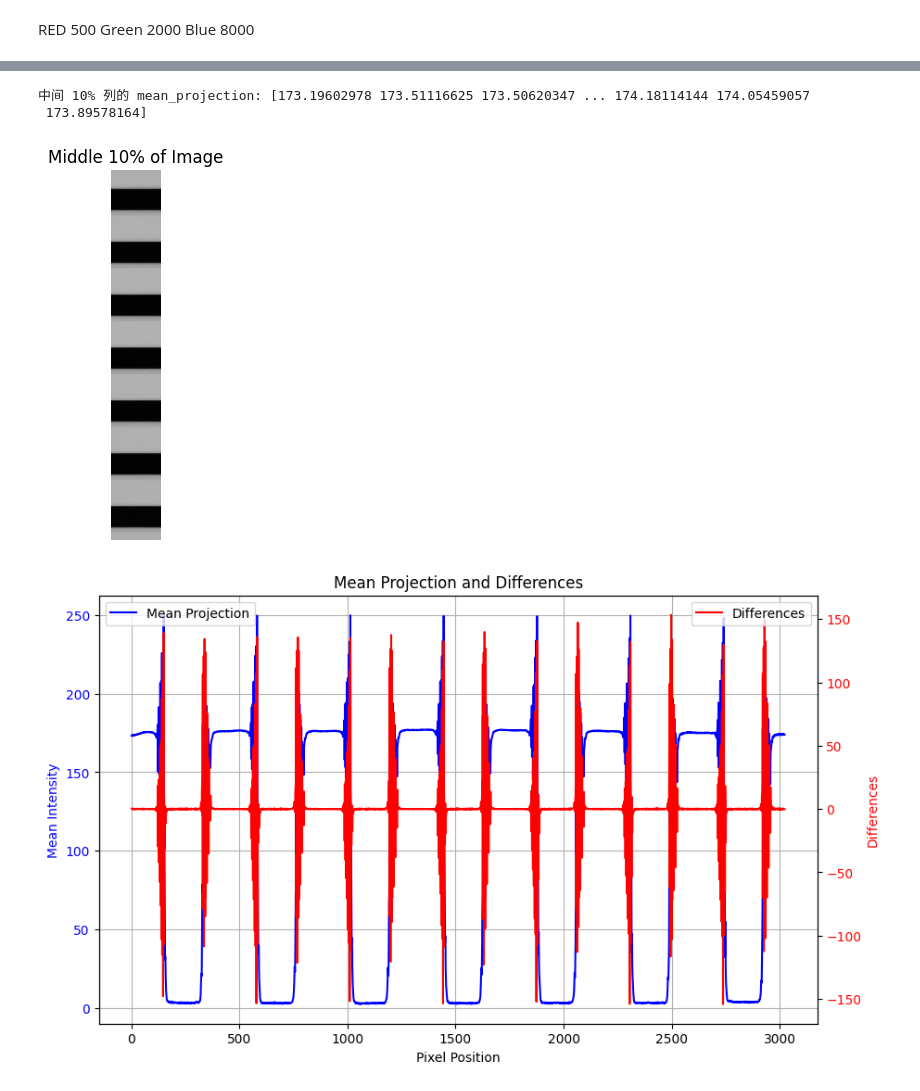
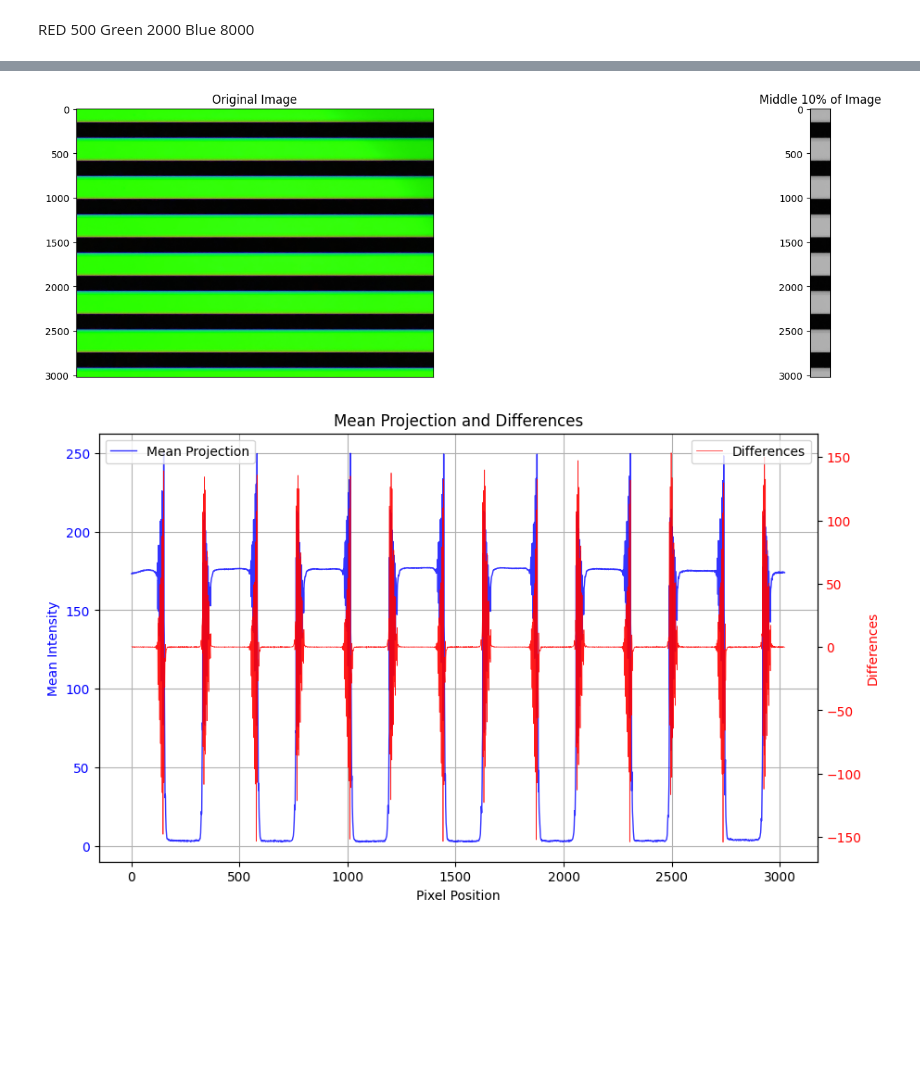
Before and after one commit to herryqyh/RollingShutterTestSuite, a Jupyter notebook: Rolling shutter.ipynb, the cells around one changed output, grey strips where cells are left out. Cells and saved outputs as stored; diff of their text form; code cells hidden in the pictures; blank space fills up the shorter version.

```diff
--- a/Rolling shutter.ipynb
+++ b/Rolling shutter.ipynb
@@ -96,32 +91,39 @@ plt.show()
 # %%
 # 获取图像的高度和宽度
 height, width = gray_image.shape
 
 # 计算宽度的 10%
 width_10_percent = int(width * 0.1)
 
 # 计算中间部分的起始和结束列
 start_col = (width - width_10_percent) // 2
 end_col = start_col + width_10_percent
 
 # 提取中间 10% 列的图像
 middle_10_percent = gray_image[:, start_col:end_col]
 
 # 计算中间 10% 列的平均值
 mean_projection_middle = np.mean(middle_10_percent, axis=1)
 
 # 打印结果
-print("中间 10% 列的 mean_projection:", mean_projection_middle)
+#print("中间 10% 列的 mean_projection:", mean_projection_middle)
 
-# 可视化中间 10% 区域（可选）
-plt.imshow(middle_10_percent, cmap='gray')
-plt.title('Middle 10% of Image')
-plt.axis('off')
+# # 显示图像
+# 原始
+fig, axs = plt.subplots(1, 2, figsize=(20,5))
+axs[0].imshow(image_rgb)
+axs[0].set_xticks([])
+axs[0].set_title('Original Image')
+
+# 中间 10% 区域
+axs[1].imshow(middle_10_percent, cmap='gray', aspect=16/9)
+axs[1].set_title('Middle 10% of Image')
+axs[1].set_xticks([])
+
+plt.subplots_adjust(wspace=0.1)
 plt.show()
 # %% [output]
-中间 10% 列的 mean_projection: [173.19602978 173.51116625 173.50620347 ... 174.18114144 174.05459057
- 173.89578164]
-[figure, old version]
+[figure, new version]
 # %%
 mean_projection = np.mean(middle_10_percent, axis=1)
 differences = np.diff(mean_projection)
@@ -129,7 +131,7 @@ differences = np.diff(mean_projection)
 fig, ax1 = plt.subplots(figsize=(10, 6))
 
 # 绘制 mean_projection
-ax1.plot(mean_projection, label='Mean Projection', color='blue')
+ax1.plot(mean_projection, label='Mean Projection', color='blue', alpha=0.8, lw=1)
 ax1.set_xlabel('Pixel Position')
 ax1.set_ylabel('Mean Intensity', color='blue')
 ax1.tick_params(axis='y', labelcolor='blue')
@@ -137,7 +139,7 @@ ax1.set_title('Mean Projection and Differences')
 
 # 创建第二个 y 轴
 ax2 = ax1.twinx()
-ax2.plot(range(1, len(mean_projection)), differences, label='Differences', color='red')
+ax2.plot(range(1, len(mean_projection)), differences, label='Differences', color='red', alpha=0.9, lw=0.5)
 ax2.set_ylabel('Differences', color='red')
 ax2.tick_params(axis='y', labelcolor='red')
 
@@ -151,6 +153,6 @@ ax1.grid()
 # 显示图形
 plt.show()
 # %% [output]
-[figure, old version]
+[figure, new version]
 # %%
 from scipy.ndimage import gaussian_filter1d
```
Also changed, not shown: parts of 8 cells of this notebook.
